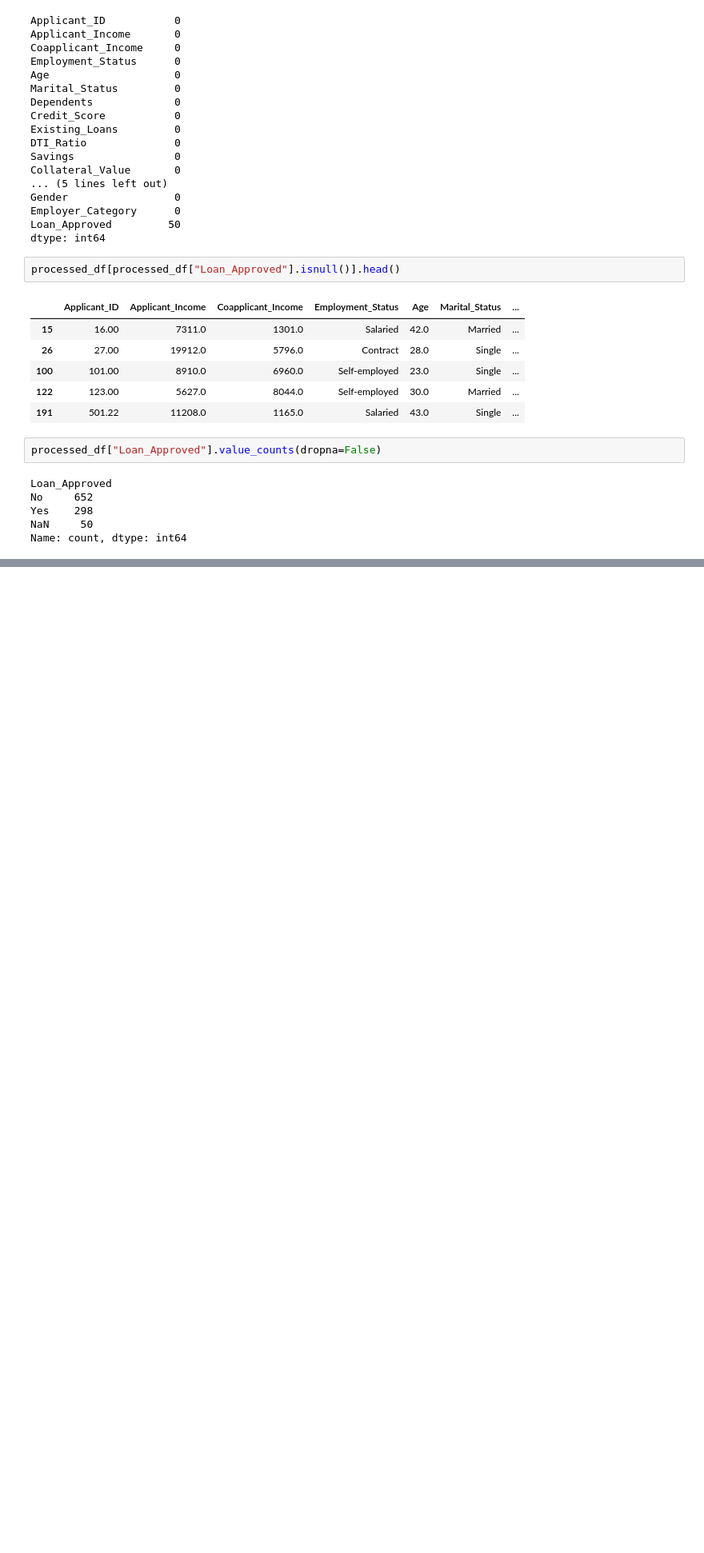
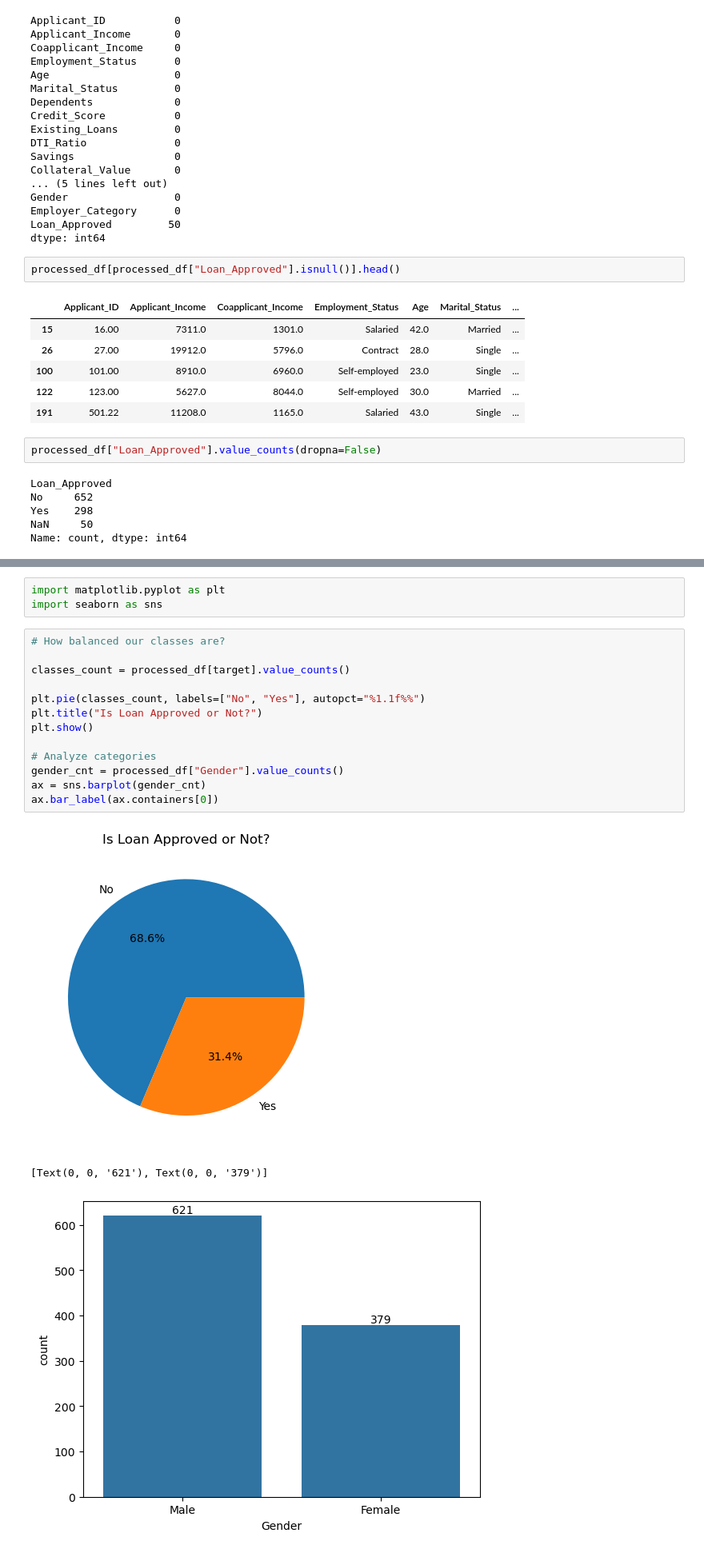
Before and after one commit to yashpal0502/CreditWise-Loan-System, a Jupyter notebook: notebooks/01_data_preprocessing.ipynb, the cells around one changed output, grey strips where cells are left out. Shown at 80% size. Drawn from its saved outputs; the diff is of its cells as text; blank space fills up the shorter version.

```diff
--- a/notebooks/01_data_preprocessing.ipynb
+++ b/notebooks/01_data_preprocessing.ipynb
@@ -104,0 +107,20 @@ Name: count, dtype: int64
+# %%
+import matplotlib.pyplot as plt
+import seaborn as sns
+# %%
+# How balanced our classes are?
+
+classes_count = processed_df[target].value_counts()
+
+plt.pie(classes_count, labels=["No", "Yes"], autopct="%1.1f%%")
+plt.title("Is Loan Approved or Not?")
+plt.show()
+
+# Analyze categories
+gender_cnt = processed_df["Gender"].value_counts()
+ax = sns.barplot(gender_cnt)
+ax.bar_label(ax.containers[0])
+# %% [output]
+[figure, added]
+[Text(0, 0, '621'), Text(0, 0, '379')]
+[figure, added]
```
Also changed, not shown: parts of 7 cells of this notebook, 1 other file.
